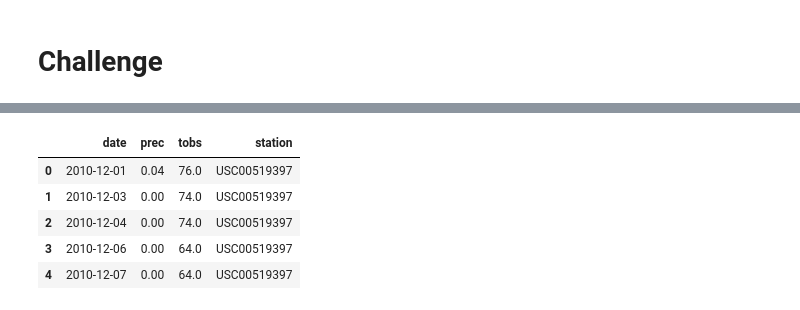
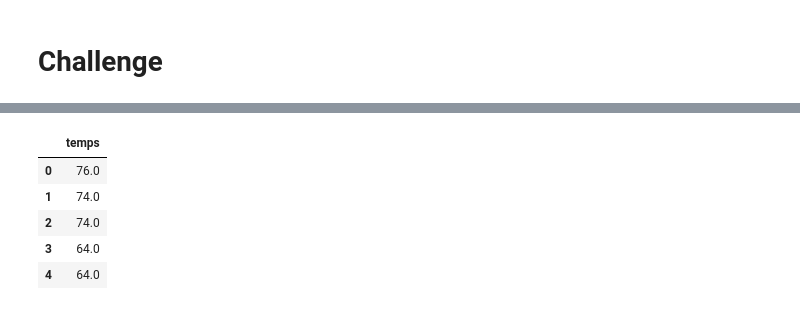
Before and after one commit to hkyopreston/surfs_up, a Jupyter notebook: climate_analysis.ipynb, the cells around one changed output, grey strips where cells are left out. Cells and saved outputs as stored; diff of their text form; code cells hidden in the pictures.

```diff
--- a/climate_analysis.ipynb
+++ b/climate_analysis.ipynb
@@ -287,0 +234,6 @@ plt.tight_layout()
+# %%
+# Create a function for December temps
+
+dec_temps = session.query(Measurement).filter(extract('month', Measurement.date) == 12)
+dec_temp_list = [temp.tobs for temp in dec_temps]
+print(dec_temp_list)
@@ -287,0 +246,3 @@ plt.tight_layout()
+# %%
+dec_df = pd.DataFrame(dec_temp_list, columns=["temps"])
+dec_df.describe()
@@ -288,10 +259,9 @@ plt.tight_layout()
 # %%
-dec_df = get_stat_for_month('12')
 dec_df.head()
 # %% [output]
-|  | date | prec | tobs | station |
-| 0 | 2010-12-01 | 0.04 | 76.0 | USC00519397 |
-| 1 | 2010-12-03 | 0.00 | 74.0 | USC00519397 |
-| 2 | 2010-12-04 | 0.00 | 74.0 | USC00519397 |
-| 3 | 2010-12-06 | 0.00 | 64.0 | USC00519397 |
-| 4 | 2010-12-07 | 0.00 | 64.0 | USC00519397 |
+|  | temps |
+| 0 | 76.0 |
+| 1 | 74.0 |
+| 2 | 74.0 |
+| 3 | 64.0 |
+| 4 | 64.0 |
```
Also changed, not shown: parts of 19 cells of this notebook.
